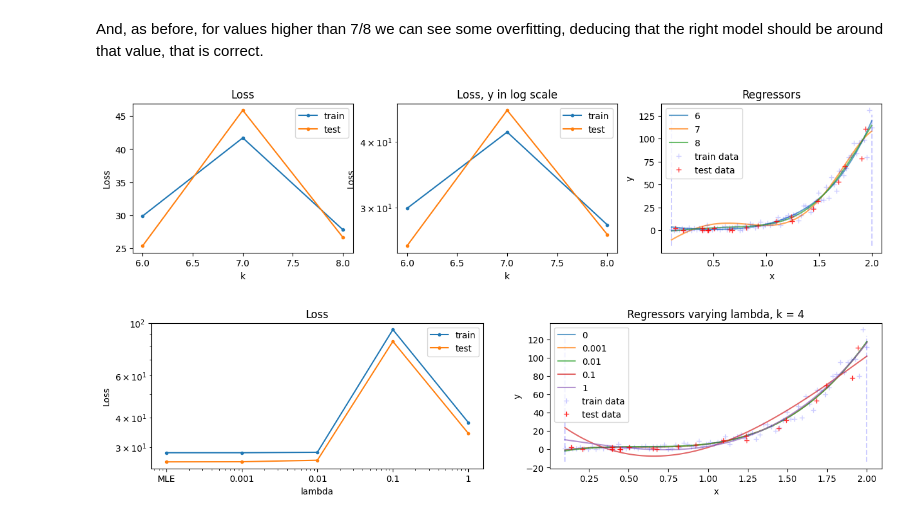
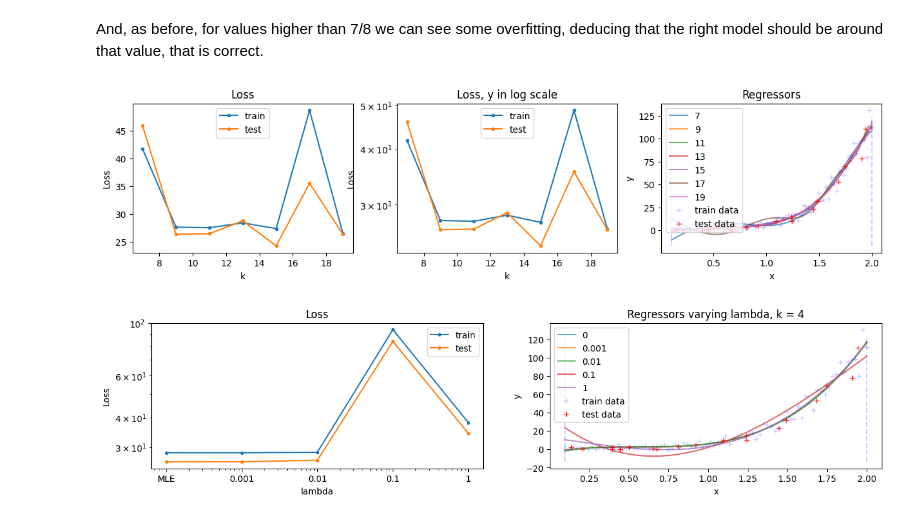
Before and after one commit to MarcelloCeresini/StatMatMethodsAI, a Jupyter notebook: src/Homework4_part2.ipynb, the cells around one changed output. Saved outputs shown, nothing was run; the diff lists cells and outputs as text; code cells hidden in the pictures.

```diff
--- a/src/Homework4_part2.ipynb
+++ b/src/Homework4_part2.ipynb
@@ -133,9 +133,9 @@ def MAP_normal_equations(vander, lmbd, Y):
     return np.linalg.inv(vander.T @ vander - lmbd * np.eye(vander.shape[1])) @ vander.T @ Y
 # %%
 lmbd = 1e-1
-plot_results(range(6, 9), partial(MAP_normal_equations, lmbd=lmbd))
+plot_results(range(7, 20, 2), partial(MAP_normal_equations, lmbd=lmbd))
 # %% [output]
-[figure, old version]
+[figure, new version]
 # %%
 def plot_results_varying_lmbd(k, SOL_func, log_scale=False):
 
```
Also changed, not shown: parts of 1 cell of this notebook, 2 other files.
